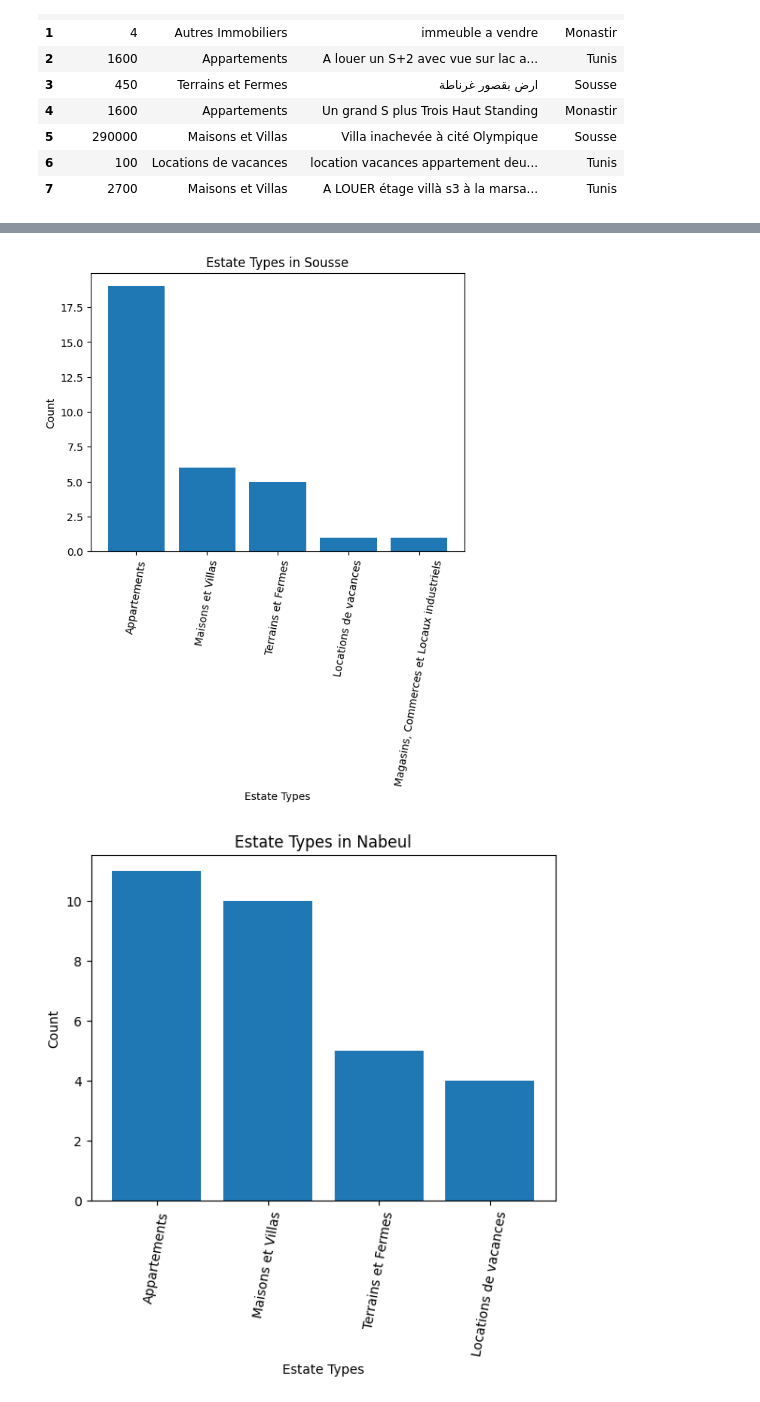
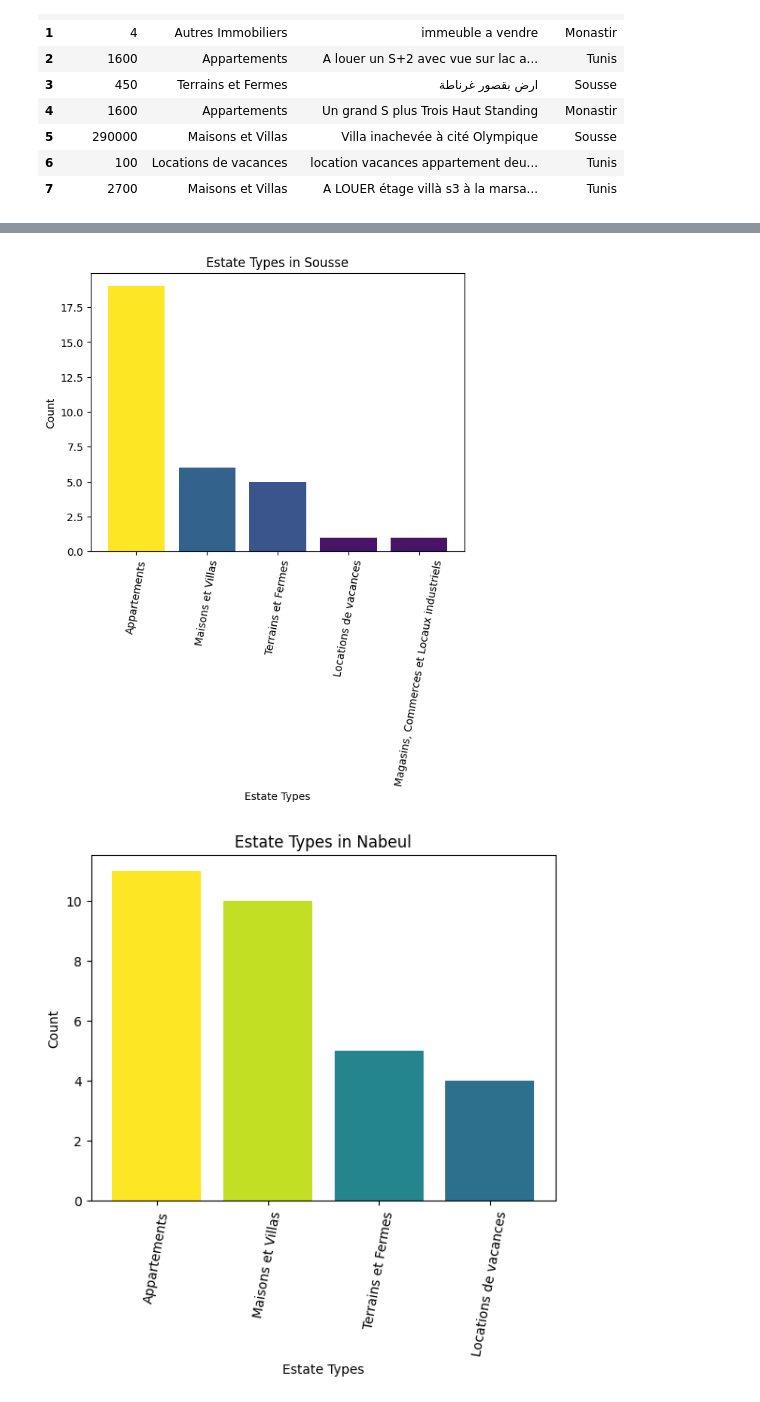
Before and after one commit to SayehOmar/Tayara_Estat_Case_Study, a Jupyter notebook: Tayara_Estat_Case_Study.ipynb, the cells around one changed output, grey strips where cells are left out. Saved outputs shown, nothing was run; the diff lists cells and outputs as text; code cells hidden in the pictures.

```diff
--- a/Tayara_Estat_Case_Study.ipynb
+++ b/Tayara_Estat_Case_Study.ipynb
@@ -26,6 +28,8 @@ df=df.rename(columns={'Prices':'Prices(DT)'})
 UnwantedValues = ['A LOUER' ,'s+2','09']
 condition = ~df['Locations'].isin(UnwantedValues)
 df=df[condition]
+# %%
+df['Locations'] = df['Locations'].replace('La Manouba', 'Manouba')
 # %%
 df.head(8)
 # %% [output]
@@ -83,25 +88,25 @@ plt.show()
 locations = df.loc[df['Locations']=='Sousse']
 estat_type_counts = locations['Estat_types'].value_counts()
 
-
-plt.bar(estat_type_counts.index, estat_type_counts.values)
+colors = cm.viridis(estat_type_counts.values / max(estat_type_counts.values))
+plt.bar(estat_type_counts.index, estat_type_counts.values , color=colors)
 plt.xlabel('Estate Types')
 plt.ylabel('Count')
 plt.title('Estate Types in Sousse')
 plt.xticks(rotation=80)
 plt.show()
 # %% [output]
-[figure, old version]
+[figure, new version]
 # %%
 locations = df.loc[df['Locations']=='Nabeul']
 estat_type_counts = locations['Estat_types'].value_counts()
 
-
-plt.bar(estat_type_counts.index, estat_type_counts.values)
+colors = cm.viridis(estat_type_counts.values / max(estat_type_counts.values))
+plt.bar(estat_type_counts.index, estat_type_counts.values , color=colors)
 plt.xlabel('Estate Types')
 plt.ylabel('Count')
 plt.title('Estate Types in Nabeul')
 plt.xticks(rotation=80)
 plt.show()
 # %% [output]
-[figure, old version]
+[figure, new version]
```
Also changed, not shown: parts of 13 cells of this notebook, 10 other files.
